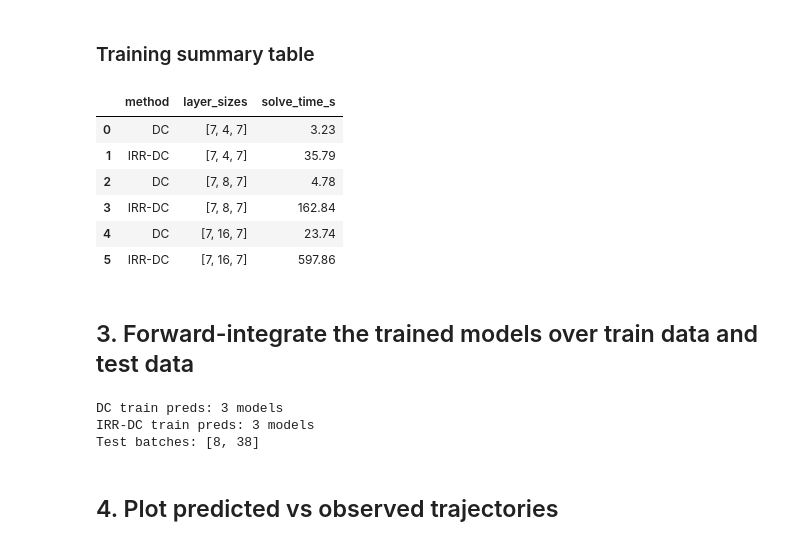
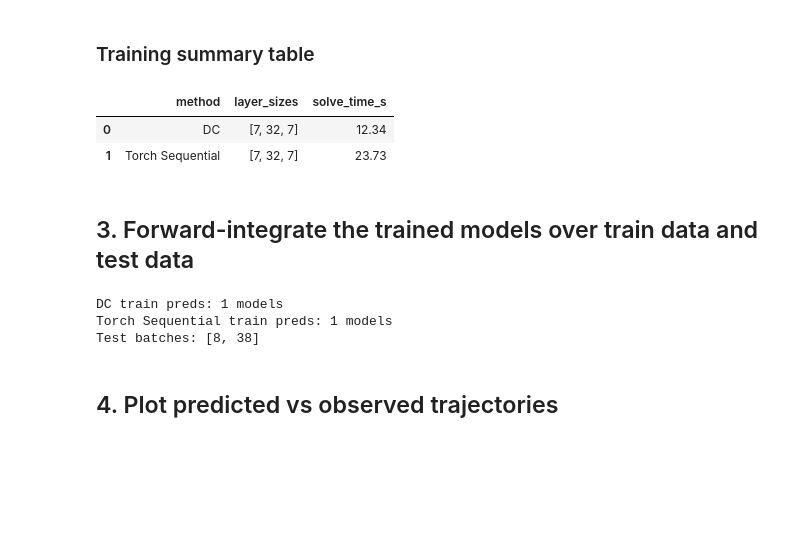
Before and after one commit to benjaminstew/SIMNODE, a Jupyter notebook: notebooks/bioreactor_single_batch_results.ipynb, the cells around one changed output. Drawn from its saved outputs; the diff is of its cells as text; code cells hidden in the pictures; blank space fills up the shorter version.

```diff
--- a/notebooks/bioreactor_single_batch_results.ipynb
+++ b/notebooks/bioreactor_single_batch_results.ipynb
@@ -23,7 +25,7 @@ Dimensions of state variable:
 # %%
 STATE_COLS = ['G', 'O', 'X', 'Xd', 'P', 'L', 'CO2']
 STATE_DIM = len(STATE_COLS)
-TRAIN_BATCH_IDS = [0, 5, 10, 15, 20, 25, 30, 35, 40, 45, 49]
+TRAIN_BATCH_IDS = [15]
 
 # σ = 0.01 noise trajectories
 LN_DATA_PATH = "../data/bioreactor_simulation/noise_level_01_eps0.01.csv"
@@ -113,9 +115,9 @@ ln_end_time = ln_train_grid[-1]
 # %% [markdown]
 ### DC method sweeped over different NN sizes
 # %%
-dc_hidden_widths = [4, 8, 16]
+dc_hidden_widths = [8]
 dc_nn_configs = (
-    [[STATE_DIM, w, STATE_DIM] for w in dc_hidden_widths]
+    [[STATE_DIM, w, w, STATE_DIM] for w in dc_hidden_widths]
 )
     #+ [[STATE_DIM, w, w, STATE_DIM] for w in dc_hidden_widths[:-2]]
 dc_labels = [
@@ -151,7 +153,7 @@ for label, nn_config in zip(dc_labels, dc_nn_configs):
 
     try:
         predicted = model.get_predicted_trajectory(
-            ln_y0, ln_train_grid, rtol=1e-7, atol=1e-9, max_step=ln_dt
+            ln_y0, ln_train_grid, rtol=1e-3, atol=1e-6, max_step=ln_dt
         )
         status = 'ok'
     except Exception as e:
@@ -284,11 +342,18 @@ for _, res in dc_sweep_results.items():
         'solve_time_s': res.get('solve_time'),
     })
 
-for _, res in irrdc_sweep_results.items():
+'''for _, res in irrdc_sweep_results.items():
     rows.append({
         'method': 'IRR-DC',
         'layer_sizes': res.get('layer_sizes'),
         'solve_time_s': res.get('solve_time'),
+    })'''
+
+for _, res in seq_sweep_results.items():
+    rows.append({
+        'method': 'Torch Sequential',
+        'layer_sizes': res.get('layer_sizes'),
+        'solve_time_s': res.get('train_time'),
     })
 
 runtime_df = pd.DataFrame(
@@ -302,40 +367,37 @@ if not runtime_df.empty:
         if not isinstance(layer_sizes, (list, tuple)) or len(layer_sizes) < 2:
             return float('inf')
         return sum(
             layer_sizes[i] * layer_sizes[i + 1] + layer_sizes[i + 1]
             for i in range(len(layer_sizes) - 1)
         )
 
     runtime_df['model_size'] = runtime_df['layer_sizes'].map(count_params)
     runtime_df['layer_sizes_str'] = runtime_df['layer_sizes'].map(
         lambda x: str(x) if isinstance(x, (list, tuple)) else 'n/a'
     )
 
-    method_order = {'DC': 0, 'IRR-DC': 1}
+    #method_order = {'DC': 0, 'IRR-DC': 1, 'Torch Sequential': 2}
+    method_order = {'DC': 0, 'Torch Sequential': 1}
     runtime_df['method_order'] = runtime_df['method'].map(lambda m: method_order.get(m, 99))
 
     runtime_df = runtime_df.sort_values(
         ['model_size', 'layer_sizes_str', 'method_order']
     ).reset_index(drop=True)
 
     runtime_df['solve_time_s'] = runtime_df['solve_time_s'].map(
         lambda x: f"{float(x):.2f}" if pd.notnull(x) else 'n/a'
     )
 
     runtime_df = runtime_df[
         ['method', 'layer_sizes_str', 'solve_time_s']
     ]
     runtime_df = runtime_df.rename(columns={'layer_sizes_str': 'layer_sizes'})
 
 display(runtime_df)
 # %% [output]
 |  | method | layer_sizes | solve_time_s |
-| 0 | DC | [7, 4, 7] | 3.23 |
-| 1 | IRR-DC | [7, 4, 7] | 35.79 |
-| 2 | DC | [7, 8, 7] | 4.78 |
-| 3 | IRR-DC | [7, 8, 7] | 162.84 |
-| 4 | DC | [7, 16, 7] | 23.74 |
-| 5 | IRR-DC | [7, 16, 7] | 597.86 |
+| 0 | DC | [7, 32, 7] | 12.34 |
+| 1 | Torch Sequential | [7, 32, 7] | 23.73 |
 # %% [markdown]
 ## 3. Forward-integrate the trained models over train data and test data
 # %%
@@ -365,7 +427,7 @@ for label, res in dc_sweep_results.items():
             y0_test, test_grid, rtol=1e-7, atol=1e-9, max_step=ln_dt
         )
 
-predicted_train_irrdc = {}
+'''predicted_train_irrdc = {}
 predicted_test_irrdc = {}
 for label, res in irrdc_sweep_results.items():
     model = res['model']
@@ -378,14 +440,31 @@ for label, res in irrdc_sweep_results.items():
         y0_test = Y_test_obs[batch_idx, 0, :]
         predicted_test_irrdc[label][batch_id] = model.get_predicted_trajectory(
             y0_test, test_grid, rtol=1e-7, atol=1e-9, max_step=ln_dt
-        )
+        )'''
+
+predicted_train_seq = {}
+predicted_test_seq = {}
+for label, res in seq_sweep_results.items():
+    model = res['model']
+    predicted_train_seq[label] = model.get_predicted_trajectory(
+        ln_y0_t, ln_train_grid_t, rtol=1e-3, atol=1e-6, max_step=ln_dt
+    ).cpu().numpy()
+    predicted_test_seq[label] = {}
+    for batch_id in TEST_BATCH_IDS:
+        batch_idx = TEST_BATCH_IDS.index(batch_id)
+        y0_test = torch.tensor(Y_test_obs[batch_idx, 0, :], dtype=torch.float32)
+        predicted_test_seq[label][batch_id] = model.get_predicted_trajectory(
+            y0_test, torch.tensor(test_grid, dtype=torch.float32),
+            rtol=1e-3, atol=1e-6, max_step=ln_dt
+        ).cpu().numpy()
 
 print(f"DC train preds: {len(predicted_train_dc)} models")
-print(f"IRR-DC train preds: {len(predicted_train_irrdc)} models")
+#print(f"IRR-DC train preds: {len(predicted_train_irrdc)} models")
+print(f"Torch Sequential train preds: {len(predicted_train_seq)} models")
 print(f"Test batches: {TEST_BATCH_IDS}")
 # %% [output]
-DC train preds: 3 models
-IRR-DC train preds: 3 models
+DC train preds: 1 models
+Torch Sequential train preds: 1 models
 Test batches: [8, 38]
 # %% [markdown]
 ## 4. Plot predicted vs observed trajectories
```
Also changed, not shown: parts of 8 cells of this notebook, 8 other files.
